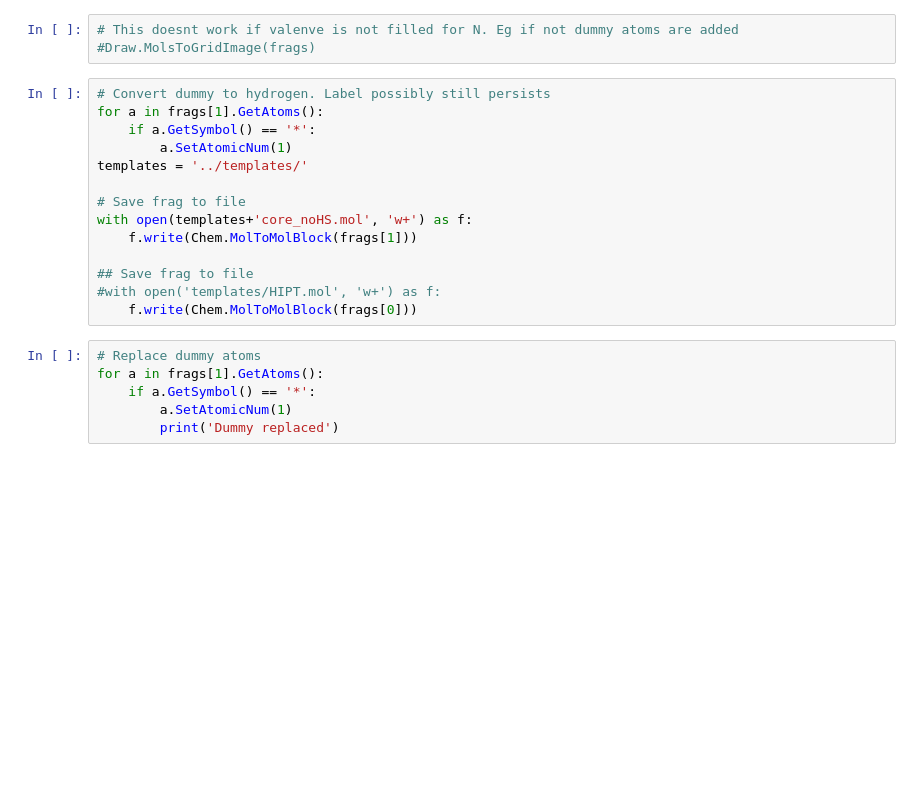
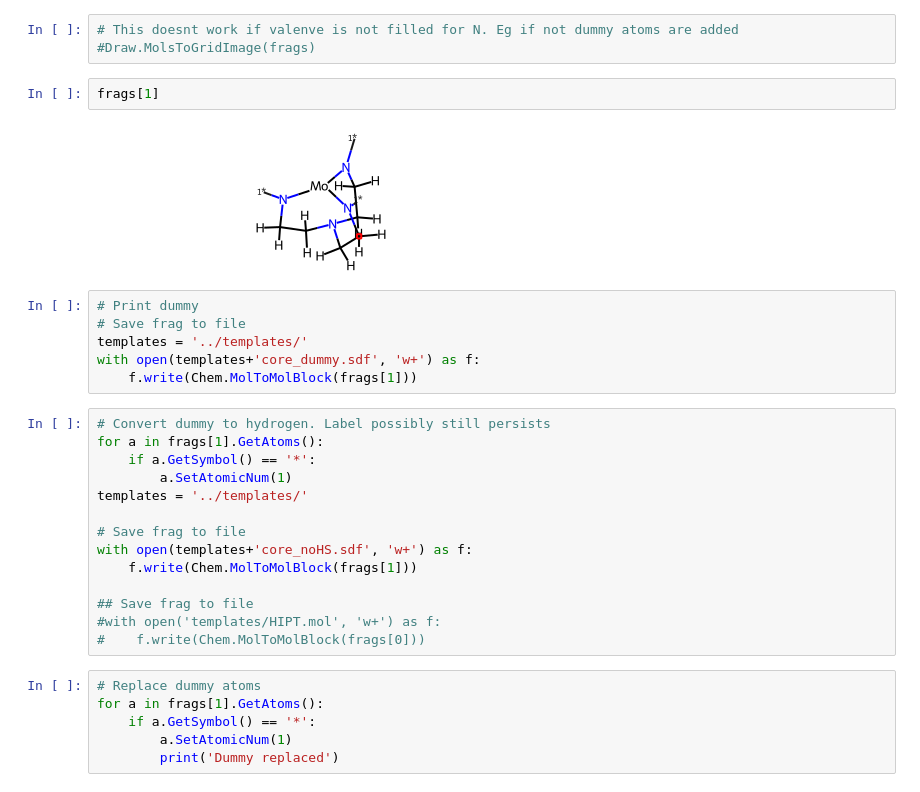
Before and after one commit to Strandgaard96/GB_GA, a Jupyter notebook: notebooks/RDKIT.ipynb, the cells around one changed output. Drawn from its saved outputs; the diff is of its cells as text; blank space fills up the shorter version.

```diff
--- a/notebooks/RDKIT.ipynb
+++ b/notebooks/RDKIT.ipynb
@@ -119,6 +114,16 @@ Chem.Draw.MolToImage(frags[1], size=(400, 200))
 # %%
 # This doesnt work if valenve is not filled for N. Eg if not dummy atoms are added
 #Draw.MolsToGridImage(frags)
+# %%
+frags[1]
+# %% [output]
+[figure, added]
+# %%
+# Print dummy
+# Save frag to file
+templates = '../templates/'
+with open(templates+'core_dummy.sdf', 'w+') as f:
+    f.write(Chem.MolToMolBlock(frags[1]))
 # %%
 # Convert dummy to hydrogen. Label possibly still persists
 for a in frags[1].GetAtoms():
@@ -127,12 +132,12 @@ for a in frags[1].GetAtoms():
 templates = '../templates/'
 
 # Save frag to file
-with open(templates+'core_noHS.mol', 'w+') as f:
+with open(templates+'core_noHS.sdf', 'w+') as f:
     f.write(Chem.MolToMolBlock(frags[1]))
 
 ## Save frag to file
 #with open('templates/HIPT.mol', 'w+') as f:
-    f.write(Chem.MolToMolBlock(frags[0]))
+#    f.write(Chem.MolToMolBlock(frags[0]))
 # %%
 # Replace dummy atoms
 for a in frags[1].GetAtoms():
```
Also changed, not shown: parts of 4 cells of this notebook, 7 other files.
